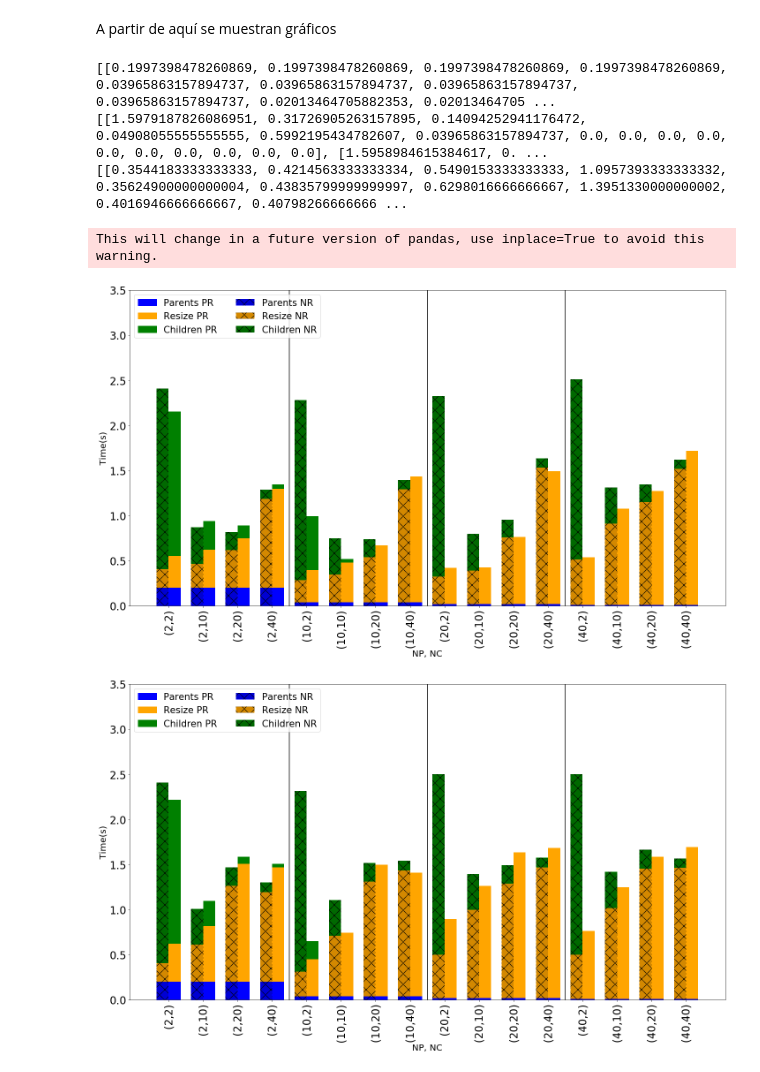
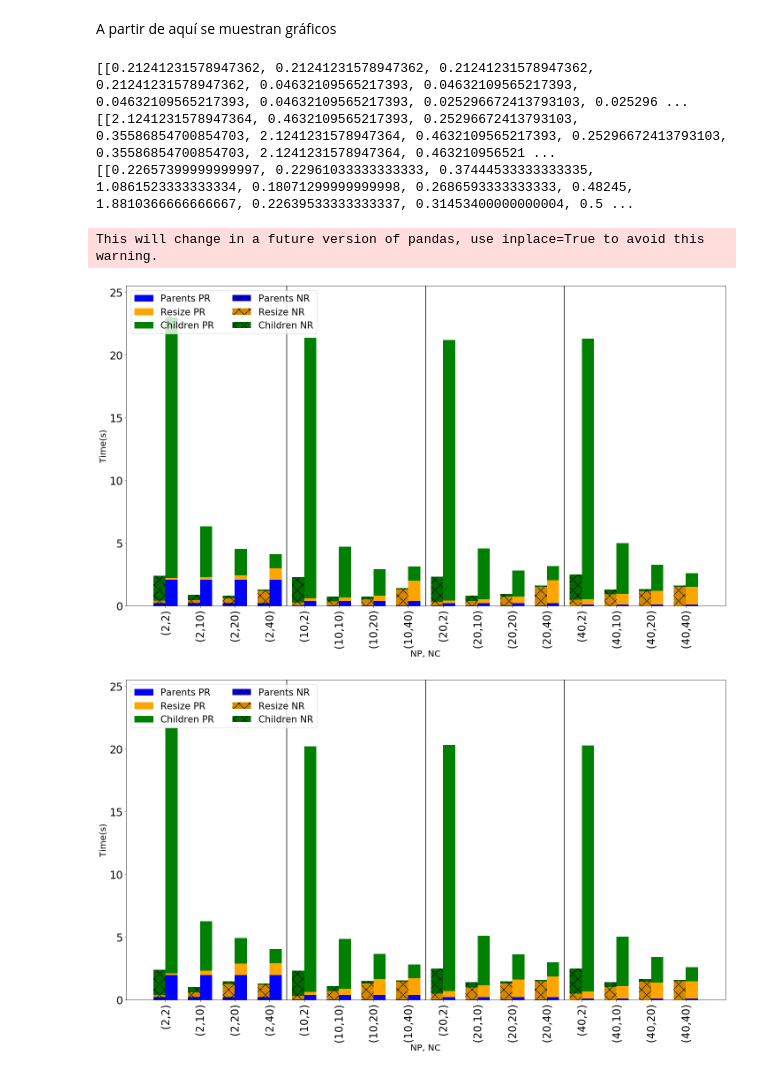
Before and after one commit to hpca-uji/Proteo, a Jupyter notebook: Analysis/analyser.ipynb, the cells around one changed output. Saved outputs shown, nothing was run; the diff lists cells and outputs as text; code cells hidden in the pictures.

Commit message:
Cambios sobre recopiladores para obtener tiempos de creacion de procesos - Analizador (ipynb) tiene graficas automatizadas

```diff
--- a/Analysis/analyser.ipynb
+++ b/Analysis/analyser.ipynb
@@ -368,33 +232,3 @@ iters = auxIter['Iters1'].mean()
 print(iters)
 # %% [output]
 10.0
-# %%
-#iters = dfM['Iters'].mean()
-resultados = [0,0]
-for dist in [1,2]:
-    print("Distribución " + dist_names[dist] + " -------------------------")
-    dist_v = str(dist)+","+str(dist)
-    for numP in values:
-        print("Para ", numP, " padres")
-        for numC in values:
-            #if numP != numC:
-                Titer = dfL[(dfL["Tt"] == 0)][(dfL["Dist"] == dist)][(dfL.NP == numC)]['Ti'].mean() #Tiempo por iteracion
-                i=0
-                for adr in [0.0, 100.0]:
-
-                    auxExp = dfM[(dfM["Dist"] == dist_v)][(dfM["%Async"] == adr)][(dfM.NP == numP)][(dfM.NS == numC)]
-                    Tr = auxExp['TS'].mean() + auxExp['TA'].mean() #Tiempo de redistribucion
-                    M_it = dfL[(dfL["Tt"] == 1)][(dfL["Dist"] == dist)][(dfL["%Async"] == adr)][(dfL.NP == numP)][(dfL.NS == numC)]['Ti'].count()/3 #Iteraciones asincronas
-                    #No se presupone una diferencia temporal entre iteraciones normales y asincronas
-                    if(M_it > iters):
-                        M_it = iters
-                    resultados[i] = (iters - M_it) * Titer + Tr
-                    i+=1
-
-                if resultados[0] > resultados[1]:
-                    mejor = "Asíncrono"
-                else:
-                    mejor = "Síncrono"
-                diff = abs(round(resultados[0] - resultados[1], 3))
-                print("NC="+ str(numC) + " Es mejor " + mejor + " con una diff de "+  str(diff))
-                #TODO Comprobar
@@ -487,8 +291,8 @@ for dist in [1,2]:
                 itersP_aux = int(iters_aux[0])
                 itersS_aux = int(iters_aux[1])
                 iters_mal_aux = 0
-                #if tipo != 0:
-                iters_mal_aux = grouped_aggL['Iters'].loc[(1,dist,tipo,numP,numC)]
+                if tipo != 0:
+                    iters_mal_aux = grouped_aggL['Iters'].loc[(1,dist,tipo,numP,numC)]
 
                 t_iterP_aux = grouped_aggL_aux['Ti'].loc[(dist,numP)]
                 t_iterS_aux = grouped_aggL_aux['Ti'].loc[(dist,numC)]
@@ -515,14 +319,14 @@ print(TP_data)
 print(TH_data)
 print(TM_data)
 # %% [output]
-[[0.1997398478260869, 0.1997398478260869, 0.1997398478260869, 0.1997398478260869, 0.03965863157894737, 0.03965863157894737, 0.03965863157894737, 0.03965863157894737, 0.02013464705882353, 0.02013464705 ...
-[[1.5979187826086951, 0.31726905263157895, 0.14094252941176472, 0.04908055555555555, 0.5992195434782607, 0.03965863157894737, 0.0, 0.0, 0.0, 0.0, 0.0, 0.0, 0.0, 0.0, 0.0, 0.0], [1.5958984615384617, 0. ...
-[[0.3544183333333333, 0.4214563333333334, 0.5490153333333333, 1.0957393333333332, 0.35624900000000004, 0.43835799999999997, 0.6298016666666667, 1.3951330000000002, 0.4016946666666667, 0.40798266666666 ...
+[[0.21241231578947362, 0.21241231578947362, 0.21241231578947362, 0.21241231578947362, 0.04632109565217393, 0.04632109565217393, 0.04632109565217393, 0.04632109565217393, 0.025296672413793103, 0.025296 ...
+[[2.1241231578947364, 0.4632109565217393, 0.25296672413793103, 0.35586854700854703, 2.1241231578947364, 0.4632109565217393, 0.25296672413793103, 0.35586854700854703, 2.1241231578947364, 0.463210956521 ...
+[[0.22657399999999997, 0.22961033333333333, 0.37444533333333335, 1.0861523333333334, 0.18071299999999998, 0.2686593333333333, 0.48245, 1.8810366666666667, 0.22639533333333337, 0.31453400000000004, 0.5 ...
 This will change in a future version of pandas, use inplace=True to avoid this warning.
 # %%
-TP_A_data=[[0.1997793257575758, 0.1997793257575758, 0.1997793257575758, 0.1997793257575758, 0.040469166666666695, 0.040469166666666695, 0.040469166666666695, 0.040469166666666695, 0.019951386363636366, 0.019951386363636366, 0.019951386363636366, 0.019951386363636366, 0.010227022727272729, 0.010227022727272729, 0.010227022727272729, 0.010227022727272729], [0.20020575000000002, 0.20020575000000002, 0.20020575000000002, 0.20020575000000002, 0.039894712121212116, 0.039894712121212116, 0.039894712121212116, 0.039894712121212116, 0.020662818181818185, 0.020662818181818185, 0.020662818181818185, 0.020662818181818185, 0.010635333333333332, 0.010635333333333332, 0.010635333333333332, 0.010635333333333332]]
-TH_A_data=[[1.9977932575757578, 0.40469166666666695, 0.19951386363636364, 0.10227022727272729, 1.9977932575757578, 0.40469166666666695, 0.19951386363636364, 0.10227022727272729, 1.9977932575757578, 0.40469166666666695, 0.19951386363636364, 0.10227022727272729, 1.9977932575757578, 0.40469166666666695, 0.19951386363636364, 0.10227022727272729], [2.0020575000000003, 0.39894712121212117, 0.20662818181818185, 0.10635333333333331, 2.0020575000000003, 0.39894712121212117, 0.20662818181818185, 0.10635333333333331, 2.0020575000000003, 0.39894712121212117, 0.20662818181818185, 0.10635333333333331, 2.0020575000000003, 0.39894712121212117, 0.20662818181818185, 0.10635333333333331]]
-TM_A_data=[[0.2083043333333333, 0.2661843333333333, 0.41778833333333326, 0.9868953333333335, 0.242685, 0.3060793333333333, 0.4986676666666667, 1.2530743333333334, 0.305179, 0.373607, 0.7375183333333334, 1.5113886666666667, 0.501651, 0.8987069999999999, 1.138518666666667, 1.5091376666666665], [0.205789, 0.4116923333333334, 1.0607546666666667, 0.9947066666666666, 0.27494700000000005, 0.669121, 1.2705783333333334, 1.3951336666666665, 0.4765406666666667, 0.9758123333333333, 1.267633, 1.4479673333333334, 0.4905743333333333, 1.0088953333333333, 1.4447113333333332, 1.4516683333333333]]
+#TP_A_data=[[0.1997793257575758, 0.1997793257575758, 0.1997793257575758, 0.1997793257575758, 0.040469166666666695, 0.040469166666666695, 0.040469166666666695, 0.040469166666666695, 0.019951386363636366, 0.019951386363636366, 0.019951386363636366, 0.019951386363636366, 0.010227022727272729, 0.010227022727272729, 0.010227022727272729, 0.010227022727272729], [0.20020575000000002, 0.20020575000000002, 0.20020575000000002, 0.20020575000000002, 0.039894712121212116, 0.039894712121212116, 0.039894712121212116, 0.039894712121212116, 0.020662818181818185, 0.020662818181818185, 0.020662818181818185, 0.020662818181818185, 0.010635333333333332, 0.010635333333333332, 0.010635333333333332, 0.010635333333333332]]
+#TH_A_data=[[1.9977932575757578, 0.40469166666666695, 0.19951386363636364, 0.10227022727272729, 1.9977932575757578, 0.40469166666666695, 0.19951386363636364, 0.10227022727272729, 1.9977932575757578, 0.40469166666666695, 0.19951386363636364, 0.10227022727272729, 1.9977932575757578, 0.40469166666666695, 0.19951386363636364, 0.10227022727272729], [2.0020575000000003, 0.39894712121212117, 0.20662818181818185, 0.10635333333333331, 2.0020575000000003, 0.39894712121212117, 0.20662818181818185, 0.10635333333333331, 2.0020575000000003, 0.39894712121212117, 0.20662818181818185, 0.10635333333333331, 2.0020575000000003, 0.39894712121212117, 0.20662818181818185, 0.10635333333333331]]
+#TM_A_data=[[0.2083043333333333, 0.2661843333333333, 0.41778833333333326, 0.9868953333333335, 0.242685, 0.3060793333333333, 0.4986676666666667, 1.2530743333333334, 0.305179, 0.373607, 0.7375183333333334, 1.5113886666666667, 0.501651, 0.8987069999999999, 1.138518666666667, 1.5091376666666665], [0.205789, 0.4116923333333334, 1.0607546666666667, 0.9947066666666666, 0.27494700000000005, 0.669121, 1.2705783333333334, 1.3951336666666665, 0.4765406666666667, 0.9758123333333333, 1.267633, 1.4479673333333334, 0.4905743333333333, 1.0088953333333333, 1.4447113333333332, 1.4516683333333333]]
 
 
 for dist in [1,2]:
@@ -546,36 +350,36 @@ for dist in [1,2]:
     ax.bar(x-width/2, TM_A_data[dist_index], width, bottom=TP_A_data[dist_index], hatch="\\/...", color='orange')
     ax.bar(x-width/2, TH_A_data[dist_index], width, bottom=sumaTP_TM_A, hatch="\\/...", color='green')
 
     ax.set_ylabel("Time(s)", fontsize=20)
     ax.set_xlabel("NP, NC", fontsize=20)
     plt.xticks(x, labelsP_J, rotation=90)
 
     blue_Spatch = mpatches.Patch(color='blue', label='Parents PR')
     orange_Spatch = mpatches.Patch(color='orange', label='Resize PR')
     green_Spatch = mpatches.Patch(color='green', label='Children PR')
     blue_Apatch = mpatches.Patch(hatch='\\/...', facecolor='blue', label='Parents NR')
     orange_Apatch = mpatches.Patch(hatch='\\/...', facecolor='orange', label='Resize NR')
     green_Apatch = mpatches.Patch(hatch='\\/...', facecolor='green', label='Children NR')
 
 
     handles=[blue_Spatch,orange_Spatch,green_Spatch,blue_Apatch,orange_Apatch,green_Apatch]
 
     plt.legend(handles=handles, loc='upper left', fontsize=21,ncol=2)
 
     ax.axvline((3.5), color='black')
     ax.axvline((7.5), color='black')
     ax.axvline((11.5), color='black')
 
     ax.tick_params(axis='both', which='major', labelsize=24)
     ax.tick_params(axis='both', which='minor', labelsize=22)
-    plt.ylim((0, 3.5))
+    plt.ylim((0, 25.5))
     #ax.axvline(4)
 
     f.tight_layout()
     f.savefig("Images/EX_Partitions_"+dist_names[dist]+".png", format="png")
 # %% [output]
-[figure, old version]
+[figure, new version]
-[figure, old version]
+[figure, new version]
 # %%
 #Reserva de memoria para las estructuras
 TC_data=[0]*2
```
Also changed, not shown: parts of 38 cells of this notebook, 2 other files.
